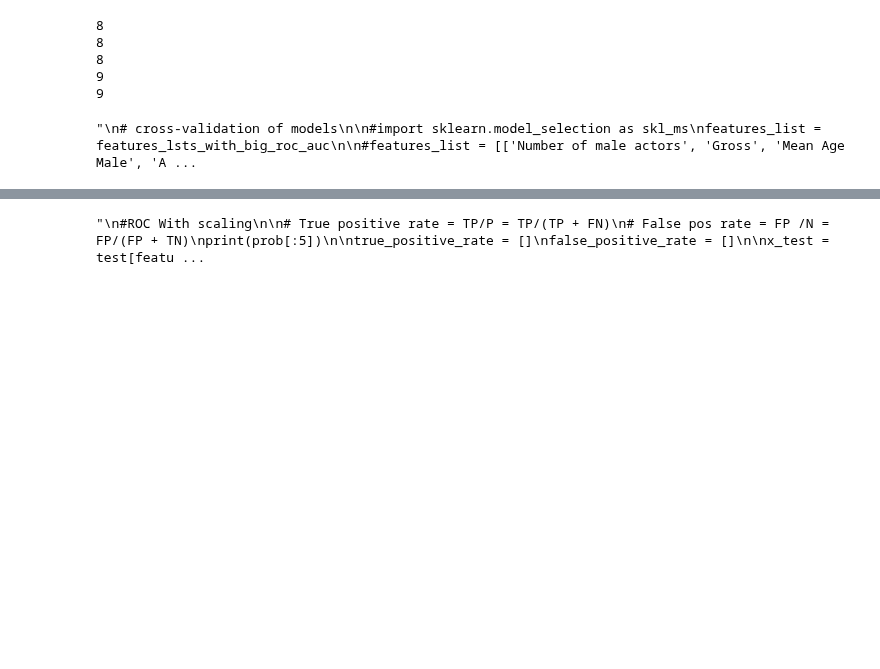
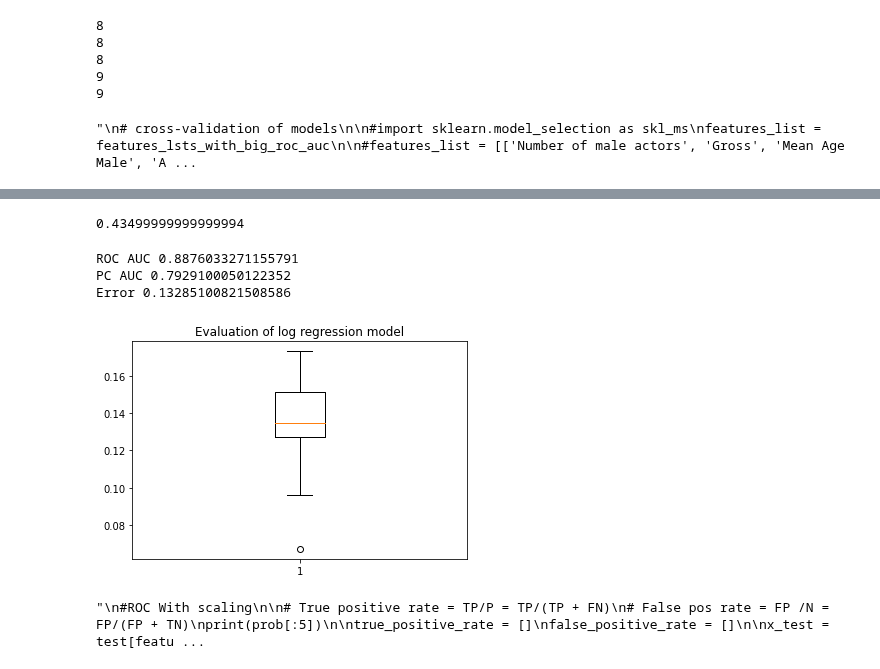
Before and after one commit to IZ001/Stat-Machine-Learning, a Jupyter notebook: Project_SML.ipynb, the cells around one changed output, grey strips where cells are left out. Saved outputs shown, nothing was run; the diff lists cells and outputs as text; code cells hidden in the pictures; blank space fills up the shorter version.

```diff
--- a/Project_SML.ipynb
+++ b/Project_SML.ipynb
@@ -763,3 +771,77 @@ Traceback (most recent call last):
+# %%
+# Fin r rate for the best model (0.435)
+features = ['Total words', 'Age Co-Lead', 'Number of female actors', 'Difference in words lead and co-lead', 'Number of words lead', 'Age Lead', 'Number words female', 'Number of male actors']
+# parameters {'C': 18.31792545756584, 'penalty': 'l1', 'solver': 'liblinear'}
+
+n_runs = 10
+
+tr_rates_n = np.zeros((n_runs))
+
+X = data[features]
+#print(X.info())
+y = data['Lead']
+
+for i in range(n_runs):
+
+  X_train, X_val, y_train, y_val = skl_ms.train_test_split(X, y, test_size = 0.3)
+
+  model = skl_lm.LogisticRegression(solver ='liblinear', C = 18.31792545756584, penalty ='l1')
+
+  scaler = skl_pre.StandardScaler().fit(X_train)
+  model.fit(scaler.transform(X_train), y_train)
+  predict_prob = model.predict_proba(scaler.transform(X_val))
+
+  tr_rates_n[i] = find_r(predict_prob, y_val)
+
+r_res = np.average(tr_rates_n)
+print(r_res)
+# %% [output]
+0.43499999999999994
+# %%
+pc_auc_n2 =np.zeros((n_runs))
+roc_auc_n2 = np.zeros((n_runs))
+misclassification_n2 = np.zeros((n_runs))
+
+
+n_fold = 10
+cv = skl_ms.KFold(n_splits = n_fold, random_state = 1, shuffle = True)
+
+for i, (train_index, val_index) in enumerate(cv.split(X)):
+  X_train, X_val = X.iloc[train_index], X.iloc[val_index]
+  y_train, y_val = y.iloc[train_index], y.iloc[val_index]
+
+  model = skl_lm.LogisticRegression(solver ='liblinear', C = 18.31792545756584, penalty ='l1')
+
+  scaler = skl_pre.StandardScaler().fit(X_train)
+  model.fit(scaler.transform(X_train[features]), y_train)
+  predict_prob = model.predict_proba(scaler.transform(X_val))
+  # calculate the metrics
+  precision, recall, _ = precision_recall_curve(y_val, predict_prob[:,1])
+
+  pc_auc_n2[i] = auc(recall, precision)
+  roc_auc_n2[i] = roc_auc_score(y_val, predict_prob[:,1])
+
+
+  tr_rate = 0.435
+  prediction = np.where(predict_prob[:,1] > tr_rate, 1, 0)
+  misclassification_n2[i] = (np.mean(prediction != y_val))
+
+print('ROC AUC', np.average(roc_auc_n2))
+print('PC AUC', np.average(pc_auc_n2))
+print('Error', np.average(misclassification_n2))
+
+#plt.boxplot(roc_auc_n2)
+#plt.boxplot(pc_auc_n2)
+plt.boxplot(misclassification_n2)
+
+
+plt.title('Evaluation of log regression model')
+plt.show()
+# %% [output]
+ROC AUC 0.8876033271155791
+PC AUC 0.7929100050122352
+Error 0.13285100821508586
+[figure, added]
 # %%
 '''
 #ROC With scaling
```
Also changed, not shown: parts of 6 cells of this notebook.
